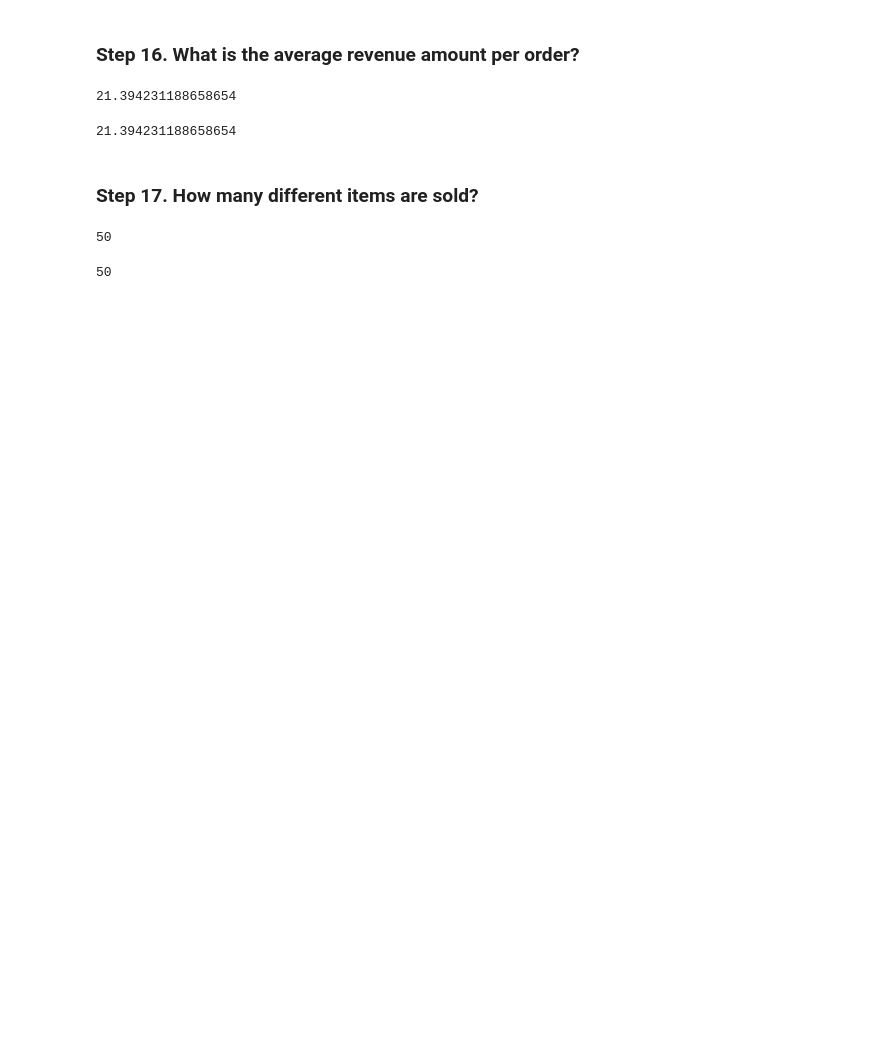
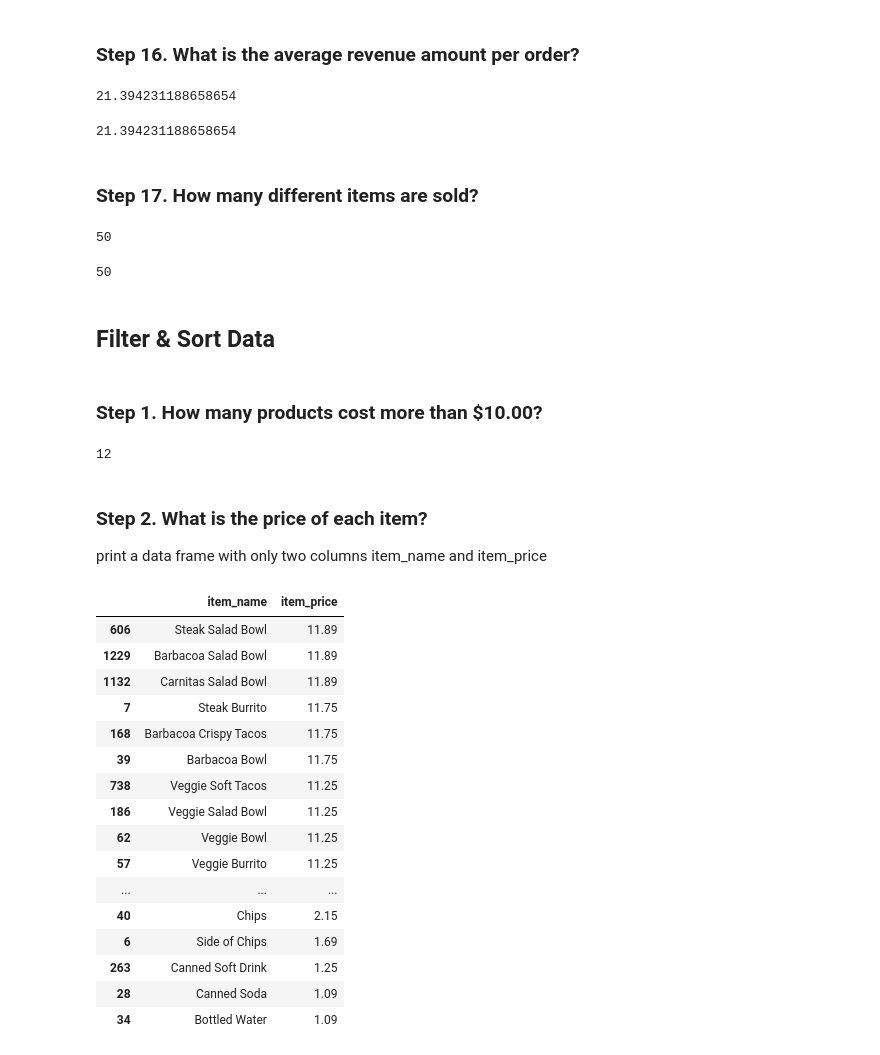
Before and after one commit to alexschillingfhnw/daw, a Jupyter notebook: Chipotle.ipynb, the cells around one changed output. Drawn from its saved outputs; the diff is of its cells as text; code cells hidden in the pictures; blank space fills up the shorter version.

Commit message:
added sorting & filtering

```diff
--- a/Chipotle.ipynb
+++ b/Chipotle.ipynb
@@ -220,3 +222,51 @@ chipo.groupby('item_name').sum().shape[0]
 chipo.item_name.value_counts().count()
 # %% [output]
 50
+# %% [markdown]
+## Filter & Sort Data
+# %% [markdown]
+### Step 1. How many products cost more than $10.00?
+# %%
+url = 'https://raw.githubusercontent.com/justmarkham/DAT8/master/data/chipotle.tsv'
+chipo = pd.read_csv(url, sep='\t')
+
+# convert prices to float
+prices = [float(price[1:]) for price in chipo['item_price']]
+
+# reassign the column with the cleaned prices
+chipo.item_price = prices
+
+# remove duplicate item names and descriptions
+chipo_filtered = chipo.drop_duplicates(['item_name', 'quantity'])
+
+# select only the products with quantity equals to 1
+chipo_single = chipo_filtered[chipo_filtered.quantity == 1]
+
+# amount of products over 10
+chipo_single.loc[chipo_single['item_price'] > 10.00].item_price.count()
+# %% [output]
+12
+# %% [markdown]
+### Step 2. What is the price of each item?
+print a data frame with only two columns item_name and item_price
+# %%
+chipo_item_price = chipo_single[['item_name', 'item_price']]
+chipo_item_price.sort_values('item_price', ascending=False)
+# %% [output]
+|  | item_name | item_price |
+| 606 | Steak Salad Bowl | 11.89 |
+| 1229 | Barbacoa Salad Bowl | 11.89 |
+| 1132 | Carnitas Salad Bowl | 11.89 |
+| 7 | Steak Burrito | 11.75 |
+| 168 | Barbacoa Crispy Tacos | 11.75 |
+| 39 | Barbacoa Bowl | 11.75 |
+| 738 | Veggie Soft Tacos | 11.25 |
+| 186 | Veggie Salad Bowl | 11.25 |
+| 62 | Veggie Bowl | 11.25 |
+| 57 | Veggie Burrito | 11.25 |
+| ... | ... | ... |
+| 40 | Chips | 2.15 |
+| 6 | Side of Chips | 1.69 |
+| 263 | Canned Soft Drink | 1.25 |
+| 28 | Canned Soda | 1.09 |
+| 34 | Bottled Water | 1.09 |
```
Also changed, not shown: parts of 9 cells of this notebook.
